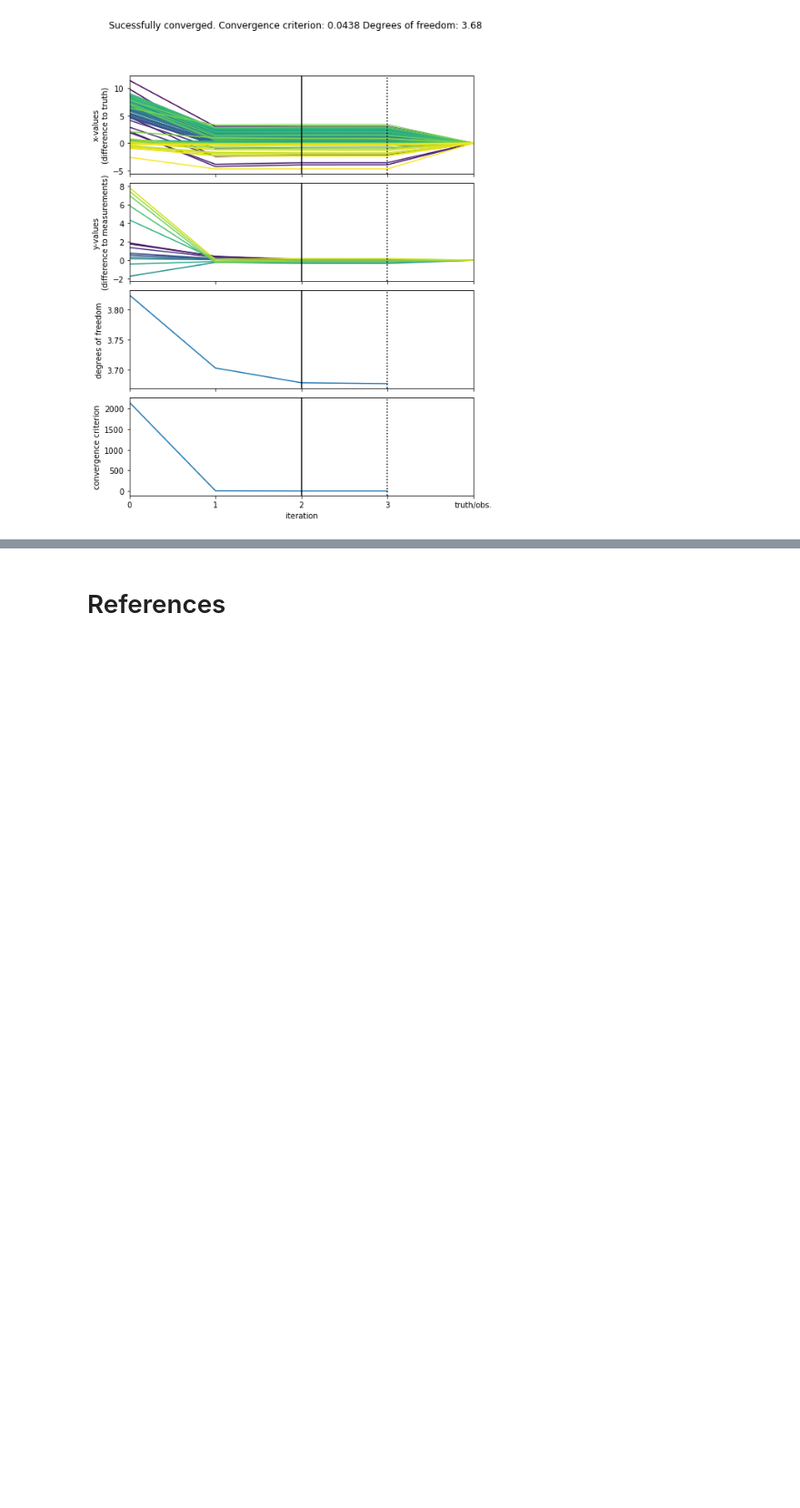
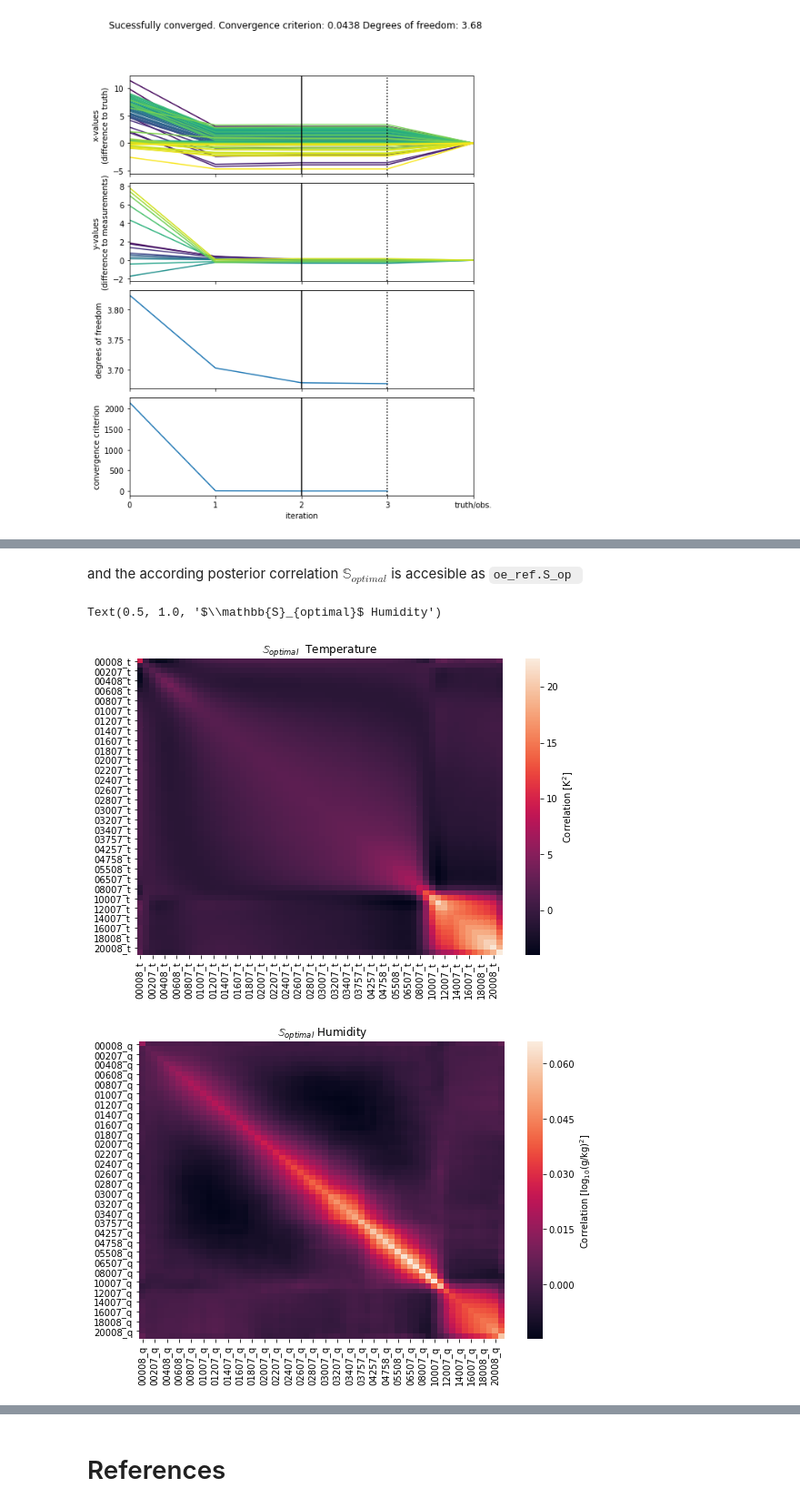
Before and after one commit to maahn/pyOptimalEstimation_examples, a Jupyter notebook: MWR_retrieval.ipynb, the cells around one changed output, grey strips where cells are left out. Shown at 91% size. Drawn from its saved outputs; the diff is of its cells as text; code cells hidden in the pictures; blank space fills up the shorter version.

```diff
--- a/MWR_retrieval.ipynb
+++ b/MWR_retrieval.ipynb
@@ -110,10 +138,9 @@ Based on the true profile, we create a synthetic observation. Auxiliary data for
 forwardKwArgs = dict(
     pressure=pressure.sel(season=season),
     zenithAngle=0,
-    frequencies=frequencies)
+    frequencies=frequencies
+)
 
 y_obs = forwardRT(x_truth.to_pandas(), **forwardKwArgs)
 y_obs = pn.Series(y_obs, index=y_vars)
 assert np.all(np.isfinite(y_obs))
-
-y_obs
@@ -139,13 +173,13 @@ The measurement uncertainty is defined as follows:
 y_noise = pn.Series(
     [0.3, 0.3, 0.3, 0.3, 0.3, 0.3, 0.3, 0.7, 0.7, 0.5, 0.5, 0.3, 0.3, 0.3],
     index=y_vars)
-y_cor = pn.DataFrame(
+S_y = pn.DataFrame(
     np.diag(y_noise.values**2),
     index=y_vars,
     columns=y_vars,
 )
 f, ax = plt.subplots(figsize=(9, 6))
-sns.heatmap(y_cor, annot=True, fmt='g', ax=ax, linewidths=.05)
+sns.heatmap(S_y, annot=True, fmt='g', ax=ax, linewidths=.05)
 # %% [output]
 <matplotlib.axes._subplots.AxesSubplot at 0x...>
 [figure]
@@ -171,10 +225,10 @@ Using `pyOptimalEstimation`, we create an object named `oe_ref` containing all t
 oe_ref = pyOE.optimalEstimation(
     x_vars,
     x_a,
-    x_cor,
+    S_a,
     y_vars,
     y_obs,
-    y_cor,
+    S_y,
     forwardRT,
     x_truth=x_truth.to_pandas(),
     forwardKwArgs=forwardKwArgs,
@@ -527,0 +299,14 @@ fig.subplots_adjust(wspace=0.05)
+# %% [markdown]
+and the according posterior correlation $\mathbb{S}_{optimal}$ is accesible as `oe_ref.S_op `
+# %%
+f, ax = plt.subplots(figsize=(9, 6))
+sns.heatmap(oe_ref.S_op .iloc[1::2, 1::2], ax=ax, cbar_kws={'label':'Correlation [K$^2$]'})
+ax.set_title('$\mathbb{S}_{optimal}$  Temperature')
+
+f, ax = plt.subplots(figsize=(9, 6))
+sns.heatmap(oe_ref.S_op .iloc[::2, ::2], ax=ax, cbar_kws={'label':'Correlation [log$_{10}$(g/kg)$^2$]'})
+ax.set_title('$\mathbb{S}_{optimal}$ Humidity')
+# %% [output]
+Text(0.5, 1.0, '$\\mathbb{S}_{optimal}$ Humidity')
+[figure, added]
+[figure, added]
```
Also changed, not shown: parts of 106 cells of this notebook, 9 other files.
